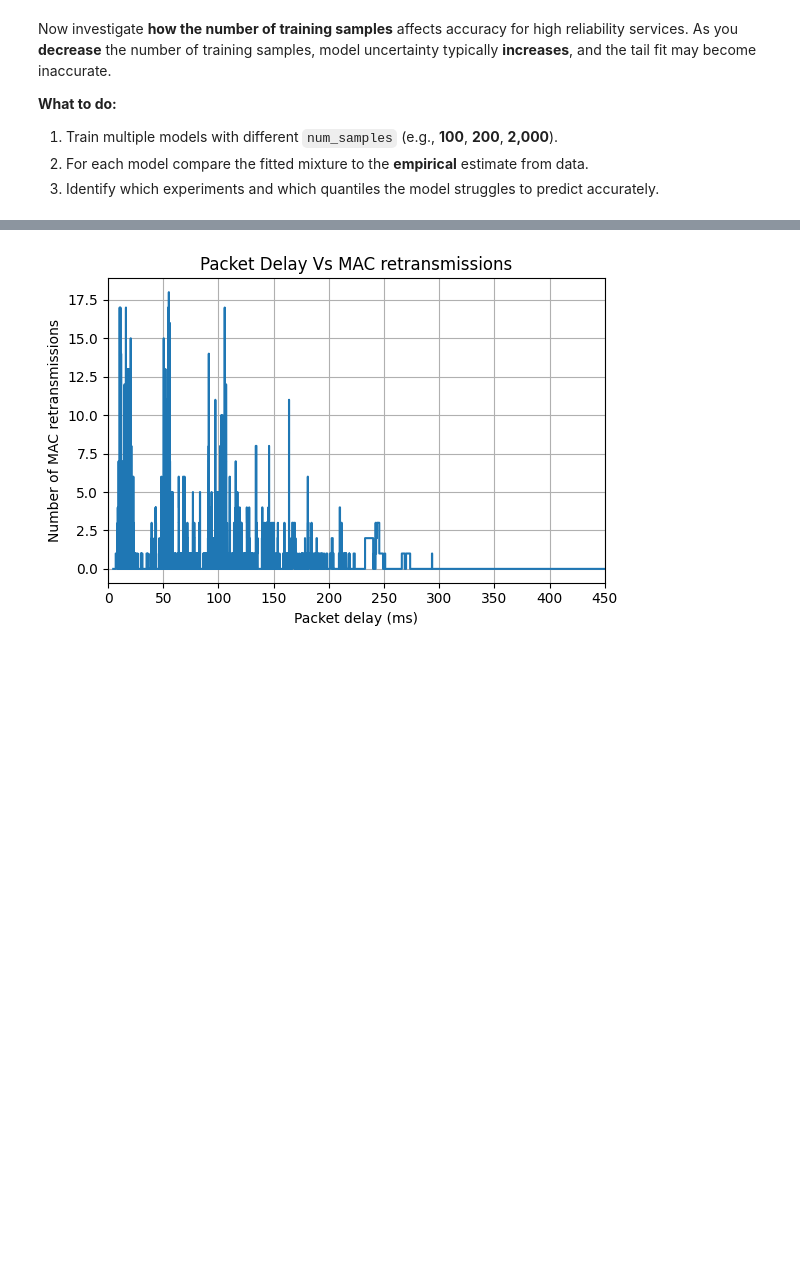
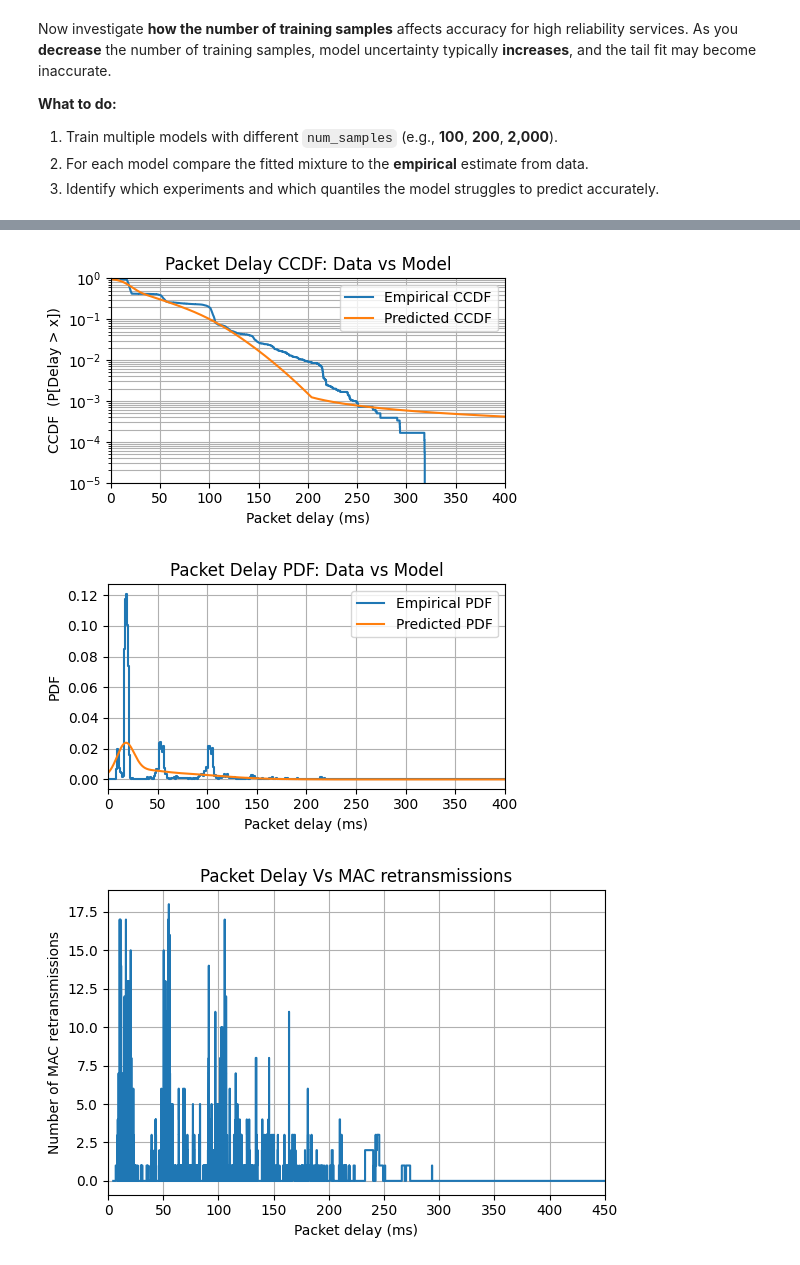
Before and after one commit to KTH-EXPECA/summer-school-2025, a Jupyter notebook: part1.ipynb, the cells around one changed output, grey strips where cells are left out. Drawn from its saved outputs; the diff is of its cells as text; code cells hidden in the pictures; blank space fills up the shorter version.

```diff
--- a/part1.ipynb
+++ b/part1.ipynb
@@ -1173,3 +1259,9 @@ KeyboardInterrupt:
+# %%
+# plot the model prediction
+plot_ccdf_pdf_with_model(datasets['e20'], evm_model, 400, y_mean=y_mean, y_std=y_std)
+# %% [output]
+[figure, added]
+[figure, added]
 # %%
 # Get the no of mac retransmissions
 mretx = df['mretx'].tolist()
```
Also changed, not shown: parts of 2 cells of this notebook.
